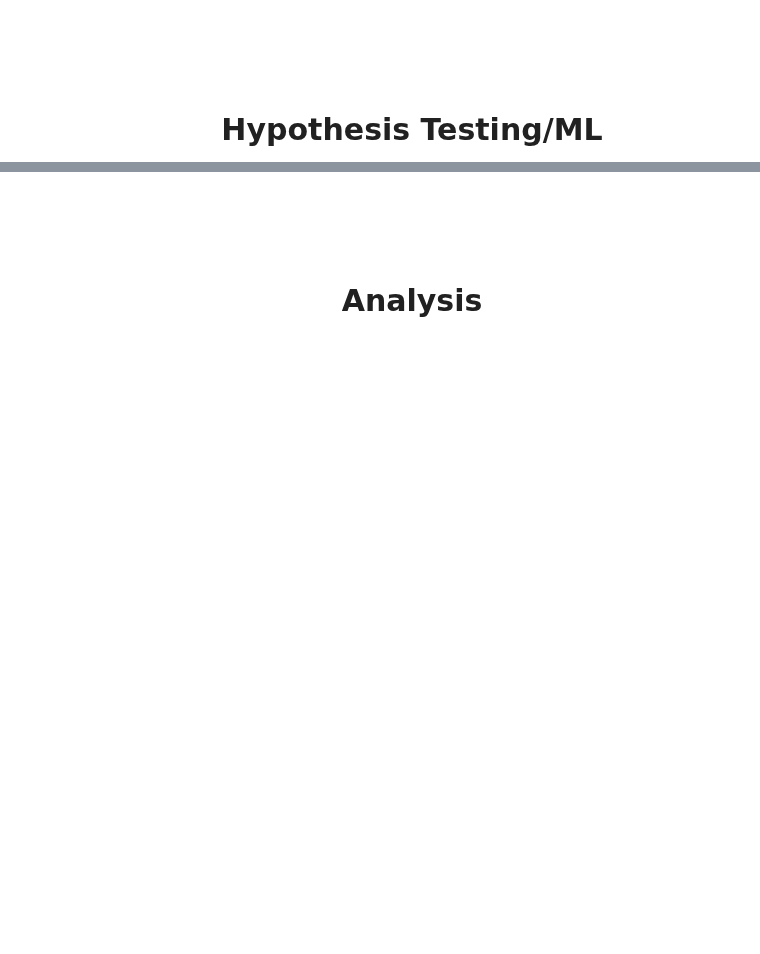
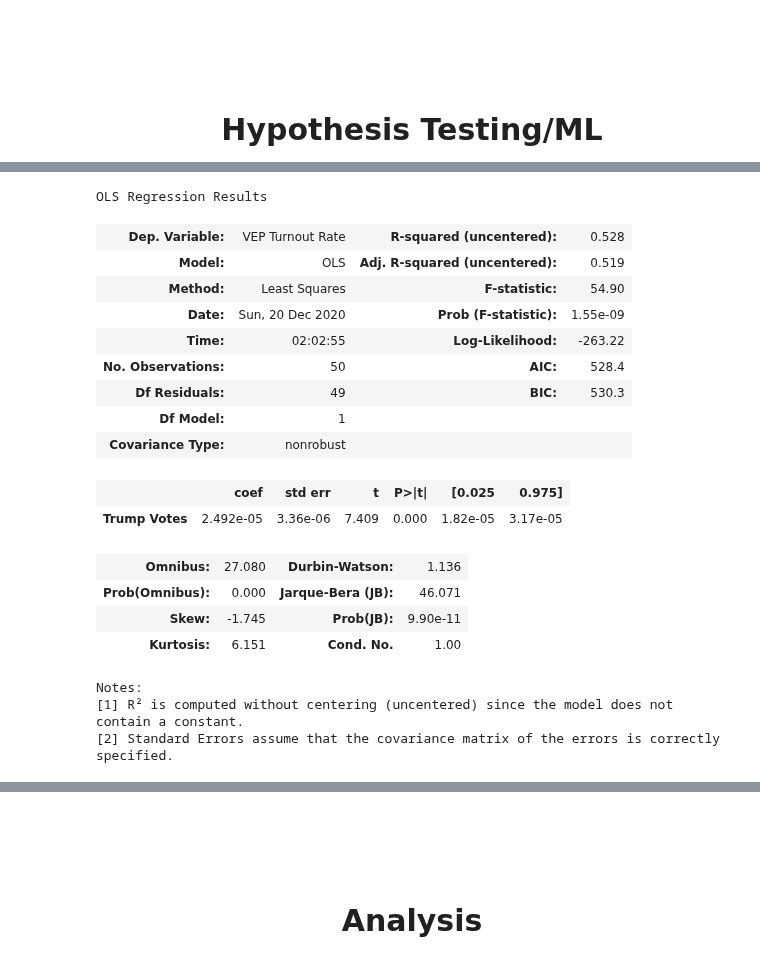
Before and after one commit to Nnaga1/COVID19-and-the-2020-election, a Jupyter notebook: final_tut.ipynb, the cells around one changed output, grey strips where cells are left out. Saved outputs shown, nothing was run; the diff lists cells and outputs as text; code cells hidden in the pictures; blank space fills up the shorter version.

```diff
--- a/final_tut.ipynb
+++ b/final_tut.ipynb
@@ -301,0 +337,31 @@ Text(0, 0.5, 'Percentage (%)')
+# %%
+arg1 = pd.DataFrame(final_data,columns = ['VEP Turnout Rate'])
+targ1 = pd.DataFrame(final_data)
+
+x = targ1[['Trump Votes']]
+y = arg1['VEP Turnout Rate']
+
+model = sm.OLS(y, x).fit()
+preds = model.predict(x)
+
+model.summary()
+# %% [output]
+OLS Regression Results
+| Dep. Variable: | VEP Turnout Rate | R-squared (uncentered): | 0.528 |
+| Model: | OLS | Adj. R-squared (uncentered): | 0.519 |
+| Method: | Least Squares | F-statistic: | 54.90 |
+| Date: | Sun, 20 Dec 2020 | Prob (F-statistic): | 1.55e-09 |
+| Time: | 02:02:55 | Log-Likelihood: | -263.22 |
+| No. Observations: | 50 | AIC: | 528.4 |
+| Df Residuals: | 49 | BIC: | 530.3 |
+| Df Model: | 1 |  |  |
+| Covariance Type: | nonrobust |  |  |
+|  | coef | std err | t | P>|t| | [0.025 | 0.975] |
+| Trump Votes | 2.492e-05 | 3.36e-06 | 7.409 | 0.000 | 1.82e-05 | 3.17e-05 |
+| Omnibus: | 27.080 | Durbin-Watson: | 1.136 |
+| Prob(Omnibus): | 0.000 | Jarque-Bera (JB): | 46.071 |
+| Skew: | -1.745 | Prob(JB): | 9.90e-11 |
+| Kurtosis: | 6.151 | Cond. No. | 1.00 |
+Notes:
+[1] R² is computed without centering (uncentered) since the model does not contain a constant.
+[2] Standard Errors assume that the covariance matrix of the errors is correctly specified.
```
Also changed, not shown: parts of 3 cells of this notebook.
